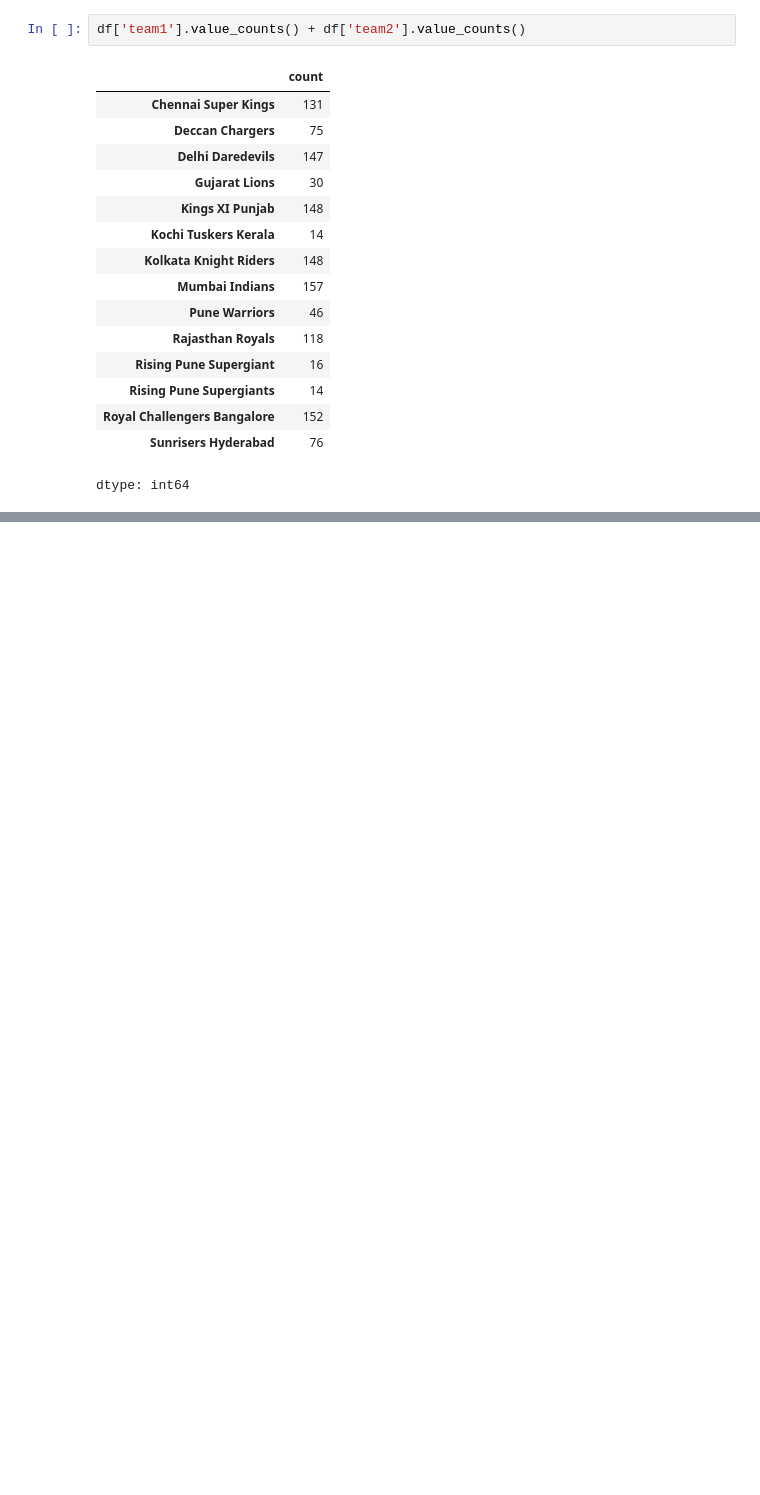
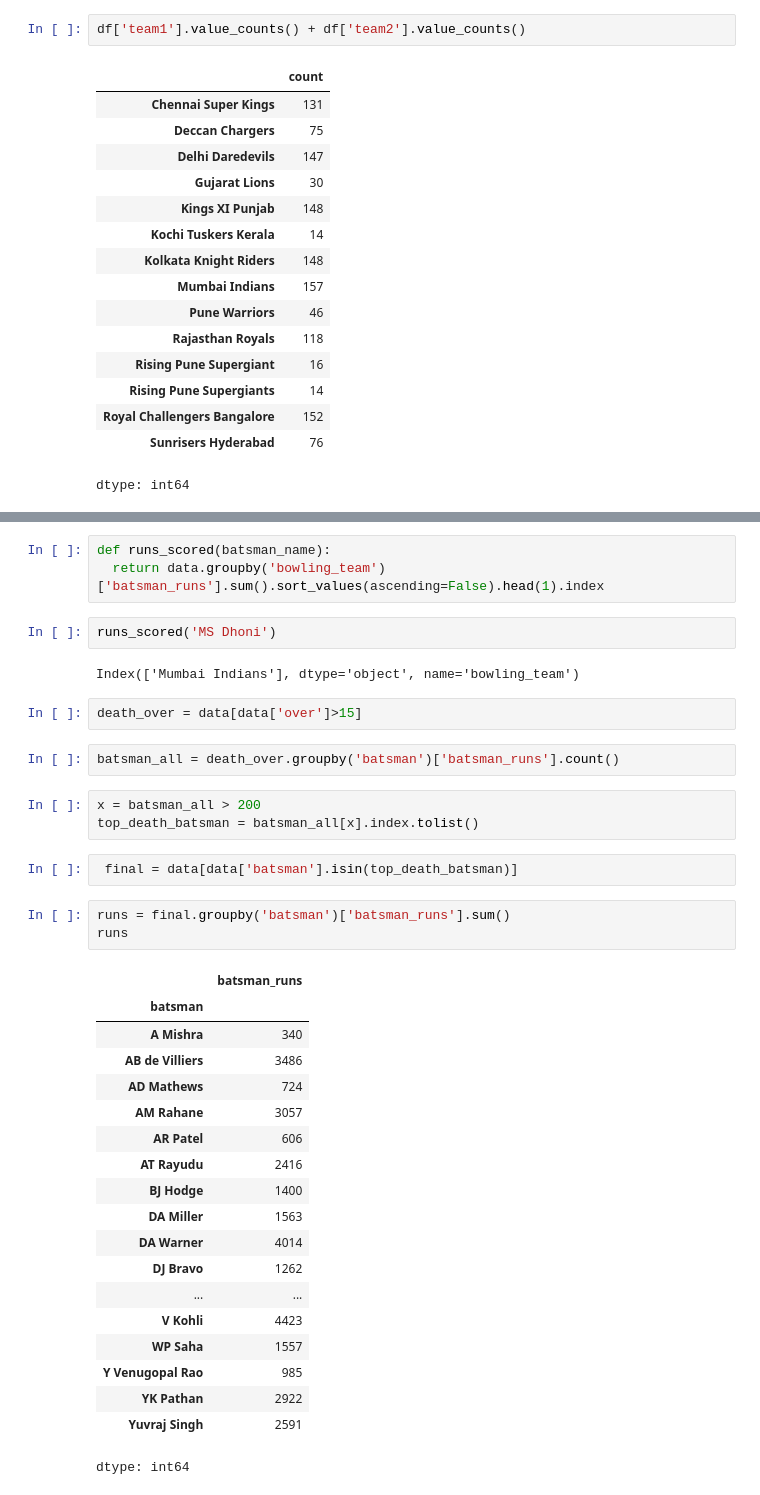
Before and after one commit to quvyshnav/firstbit, a Jupyter notebook: pandas.ipynb, the cells around one changed output, grey strips where cells are left out. Cells and saved outputs as stored; diff of their text form; blank space fills up the shorter version.

```diff
--- a/pandas.ipynb
+++ b/pandas.ipynb
@@ -188,0 +286,39 @@ data = pd.read_csv('deliveries.csv')
+# %%
+def runs_scored(batsman_name):
+  return data.groupby('bowling_team')['batsman_runs'].sum().sort_values(ascending=False).head(1).index
+# %%
+runs_scored('MS Dhoni')
+# %% [output]
+Index(['Mumbai Indians'], dtype='object', name='bowling_team')
+# %%
+death_over = data[data['over']>15]
+# %%
+batsman_all = death_over.groupby('batsman')['batsman_runs'].count()
+# %%
+x = batsman_all > 200
+top_death_batsman = batsman_all[x].index.tolist()
+# %%
+ final = data[data['batsman'].isin(top_death_batsman)]
+# %%
+runs = final.groupby('batsman')['batsman_runs'].sum()
+runs
+# %% [output]
+|  | batsman_runs |
+| batsman |  |
+| A Mishra | 340 |
+| AB de Villiers | 3486 |
+| AD Mathews | 724 |
+| AM Rahane | 3057 |
+| AR Patel | 606 |
+| AT Rayudu | 2416 |
+| BJ Hodge | 1400 |
+| DA Miller | 1563 |
+| DA Warner | 4014 |
+| DJ Bravo | 1262 |
+| ... | ... |
+| V Kohli | 4423 |
+| WP Saha | 1557 |
+| Y Venugopal Rao | 985 |
+| YK Pathan | 2922 |
+| Yuvraj Singh | 2591 |
+dtype: int64
```
Also changed, not shown: parts of 23 cells of this notebook.
